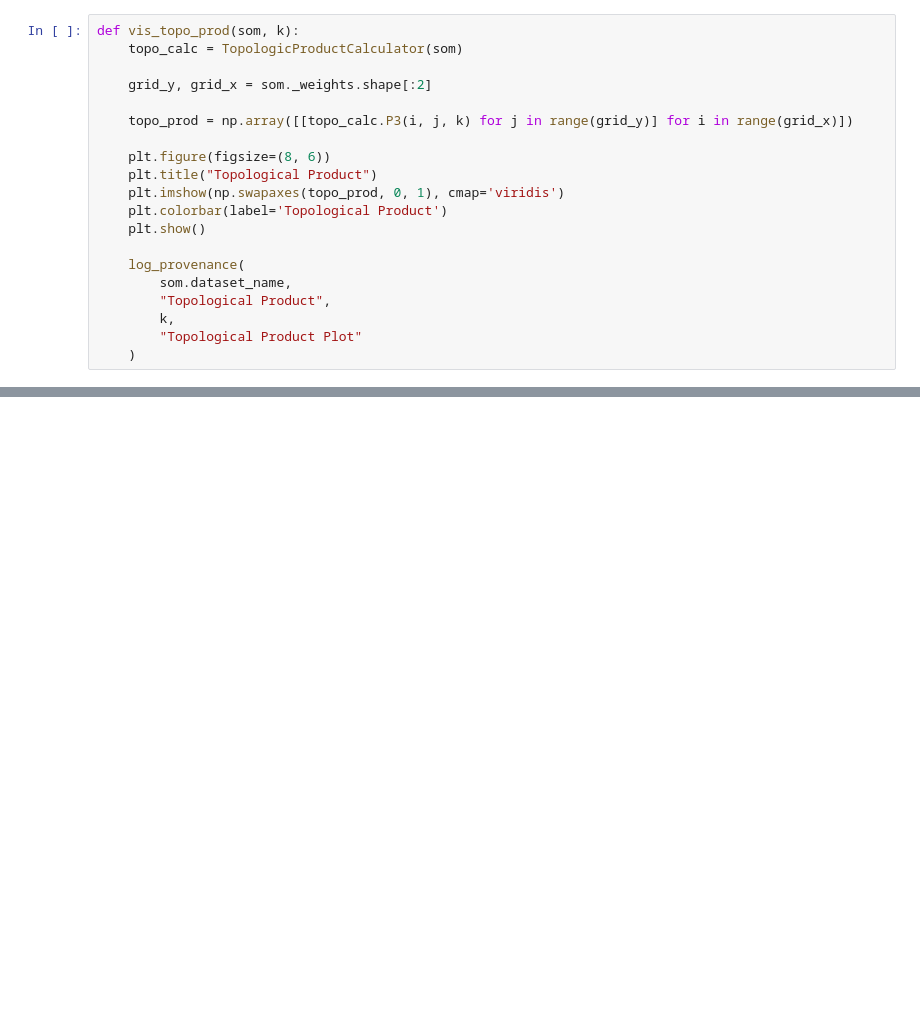
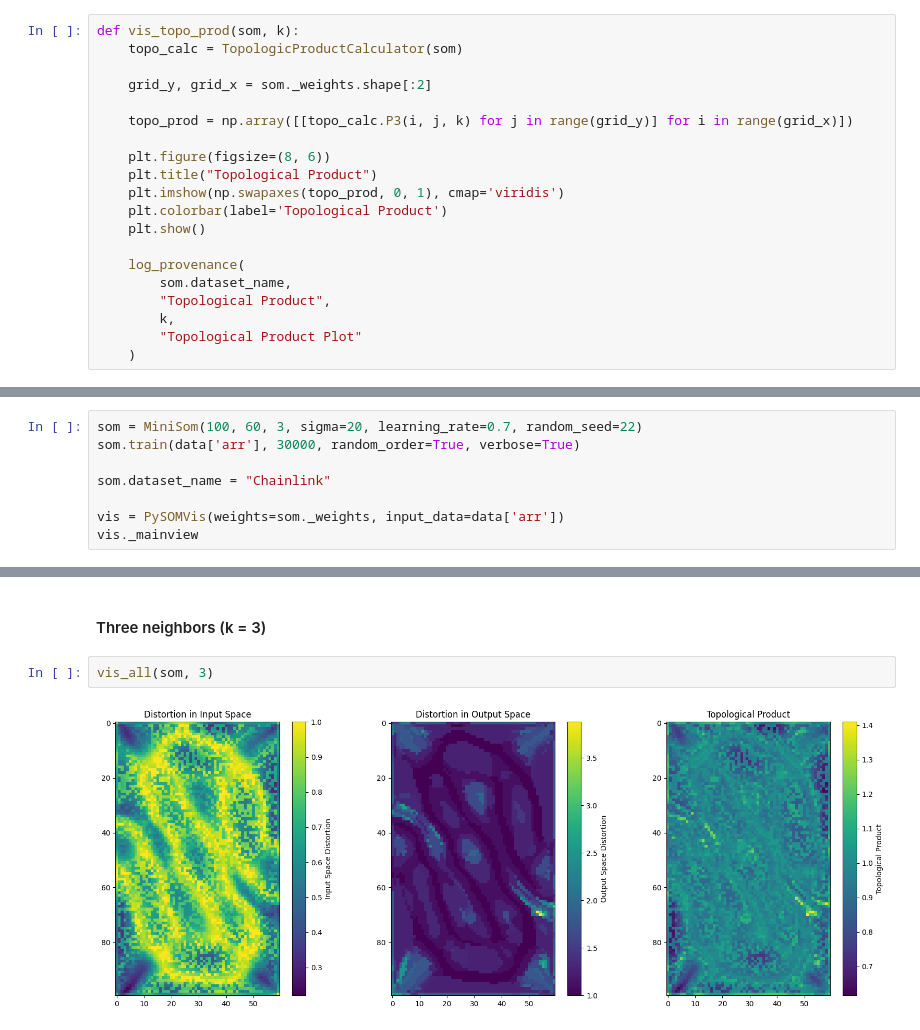
Before and after one commit to mwustinger/sos-ws2024, a Jupyter notebook: exercise3/PySOMVis/Test.ipynb, the cells around one changed output, grey strips where cells are left out. Drawn from its saved outputs; the diff is of its cells as text; blank space fills up the shorter version.

```diff
--- a/exercise3/PySOMVis/Test.ipynb
+++ b/exercise3/PySOMVis/Test.ipynb
@@ -345,0 +386,8 @@ vis_topo_prod(som, 2)
+# %%
+som = MiniSom(100, 60, 3, sigma=20, learning_rate=0.7, random_seed=22)
+som.train(data['arr'], 30000, random_order=True, verbose=True)
+
+som.dataset_name = "Chainlink"
+
+vis = PySOMVis(weights=som._weights, input_data=data['arr'])
+vis._mainview
@@ -345,0 +398,6 @@ vis_topo_prod(som, 2)
+# %% [markdown]
+#### Three neighbors (k = 3)
+# %%
+vis_all(som, 3)
+# %% [output]
+[figure, added]
```
Also changed, not shown: parts of 59 cells of this notebook, 17 other files.
